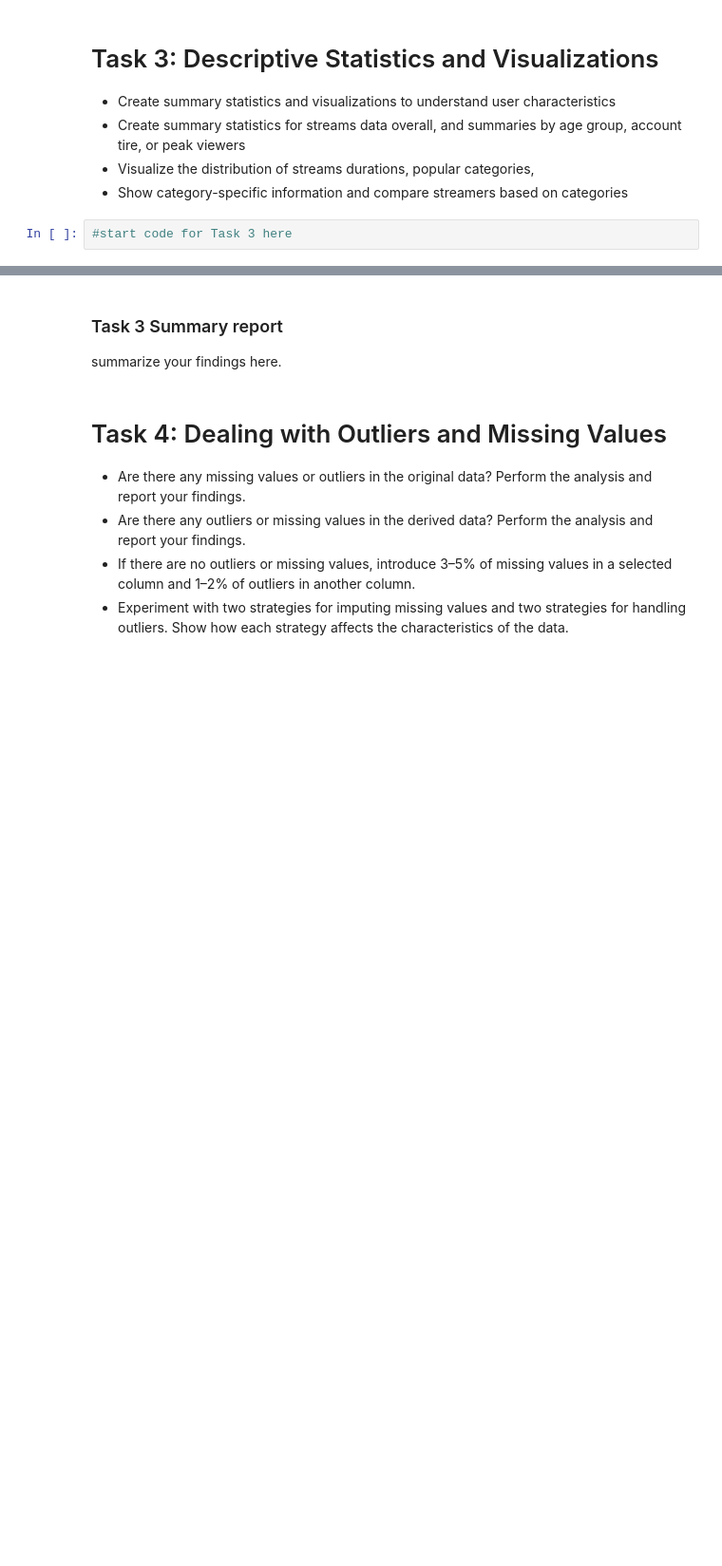
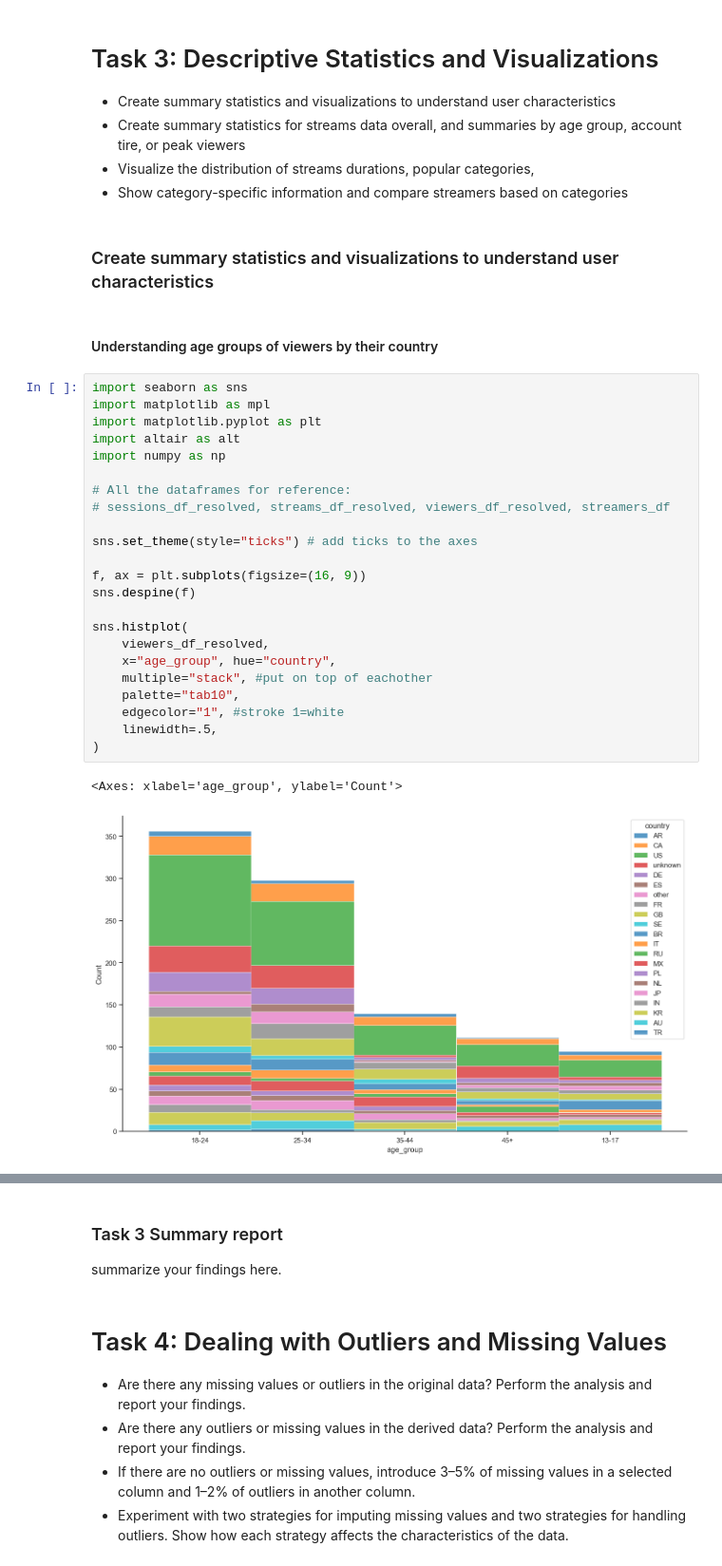
Before and after one commit to cda79/IAT461-Assignment01, a Jupyter notebook: IAT461-Assignment01-Scaffold.ipynb, the cells around one changed output, grey strips where cells are left out. Shown at 95% size. Cells and saved outputs as stored; diff of their text form; blank space fills up the shorter version.

Commit message:
task3

```diff
--- a/IAT461-Assignment01-Scaffold.ipynb
+++ b/IAT461-Assignment01-Scaffold.ipynb
@@ -499,5 +539,33 @@ sessions_df_resolved = sessions_df_resolved[sessions_df_resolved["started_at"] !
 - Create summary statistics for streams data overall, and summaries by age group, account tire, or peak viewers
 - Visualize the distribution of streams durations, popular categories,
 - Show category-specific information and compare streamers based on categories
-# %%
-#start code for Task 3 here
+# %% [markdown]
+### Create summary statistics and visualizations to understand user characteristics
+# %% [markdown]
+#### Understanding age groups of viewers by their country
+# %%
+import seaborn as sns
+import matplotlib as mpl
+import matplotlib.pyplot as plt
+import altair as alt
+import numpy as np
+
+# All the dataframes for reference:
+# sessions_df_resolved, streams_df_resolved, viewers_df_resolved, streamers_df
+
+sns.set_theme(style="ticks") # add ticks to the axes
+
+f, ax = plt.subplots(figsize=(16, 9))
+sns.despine(f)
+
+sns.histplot(
+    viewers_df_resolved,
+    x="age_group", hue="country",
+    multiple="stack", #put on top of eachother
+    palette="tab10",
+    edgecolor="1", #stroke 1=white
+    linewidth=.5,
+)
+# %% [output]
+<Axes: xlabel='age_group', ylabel='Count'>
+[figure, added]
```
Also changed, not shown: parts of 9 cells of this notebook.
